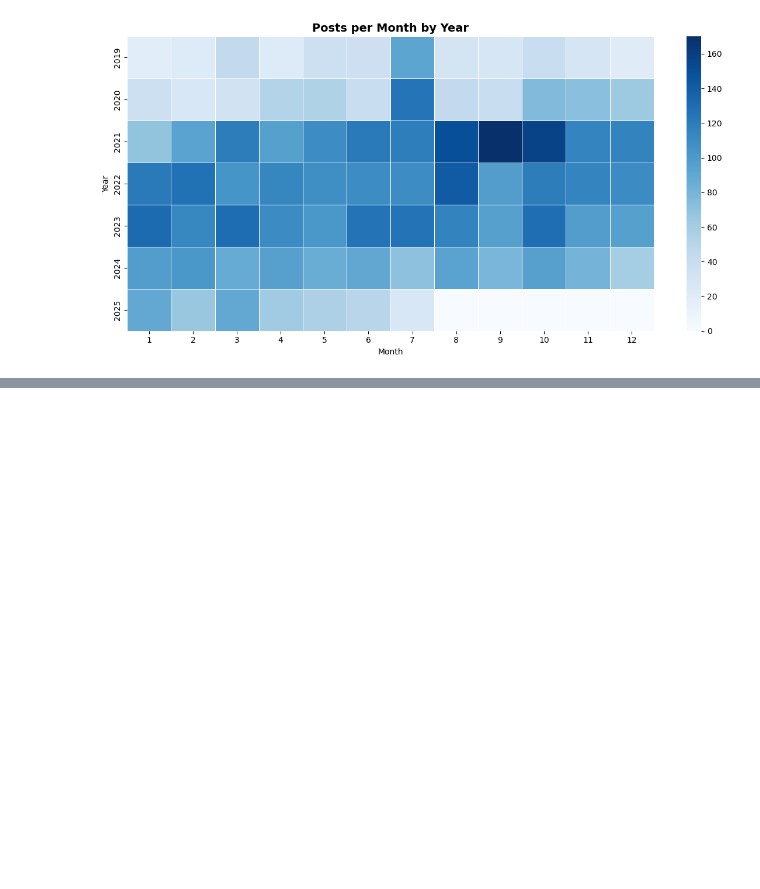
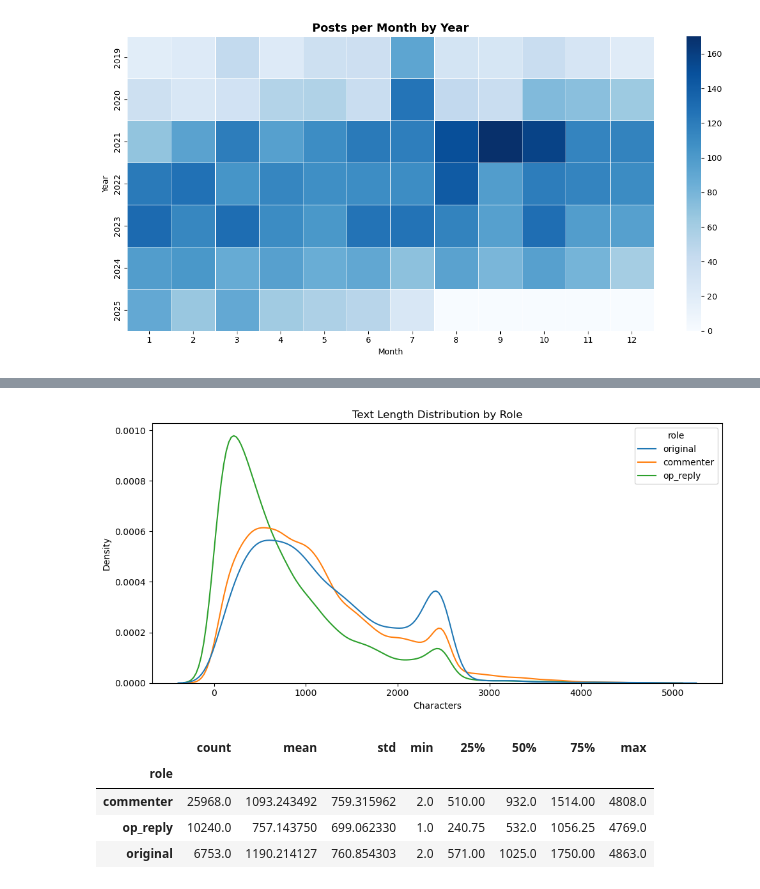
Before and after one commit to ruhinb/mds-mental-resproj, a Jupyter notebook: codes/beyondblue_eda.ipynb, the cells around one changed output, grey strips where cells are left out. Cells and saved outputs as stored; diff of their text form; code cells hidden in the pictures; blank space fills up the shorter version.

```diff
--- a/codes/beyondblue_eda.ipynb
+++ b/codes/beyondblue_eda.ipynb
@@ -547,0 +798,19 @@ plt.tight_layout(); plt.show()
+# %%
+# text length distribution by role
+df_flat['text_len'] = df_flat['text'].str.len()
+
+plt.figure(figsize=(10,5))
+sns.kdeplot(data=df_flat, x='text_len', hue='role', common_norm=False)
+plt.title("Text Length Distribution by Role")
+plt.xlabel("Characters")
+plt.tight_layout()
+plt.show()
+
+df_flat.groupby('role')['text_len'].describe()
+# %% [output]
+[figure, added]
+|  | count | mean | std | min | 25% | 50% | 75% | max |
+| role |  |  |  |  |  |  |  |  |
+| commenter | 25968.0 | 1093.243492 | 759.315962 | 2.0 | 510.00 | 932.0 | 1514.00 | 4808.0 |
+| op_reply | 10240.0 | 757.143750 | 699.062330 | 1.0 | 240.75 | 532.0 | 1056.25 | 4769.0 |
+| original | 6753.0 | 1190.214127 | 760.854303 | 2.0 | 571.00 | 1025.0 | 1750.00 | 4863.0 |
```
Also changed, not shown: parts of 25 cells of this notebook, 12 other files.
